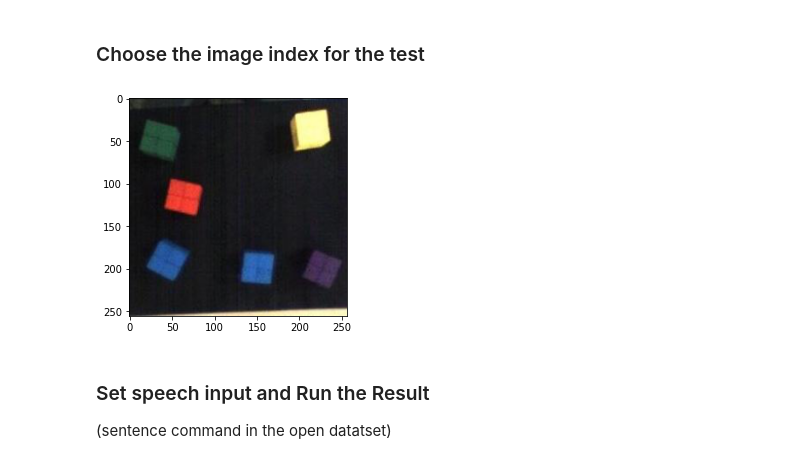
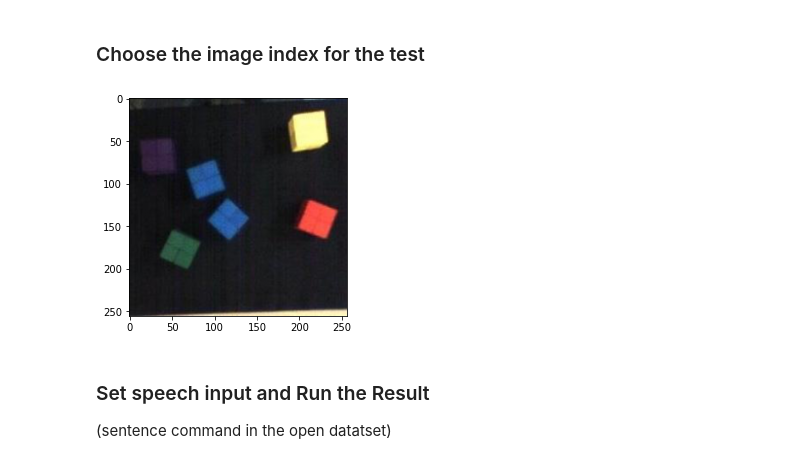
Before and after one commit to awesomericky/Speech2Pickup, a Jupyter notebook: ipynb/run_HGN_senEM_test.ipynb, the cells around one changed output. Drawn from its saved outputs; the diff is of its cells as text; code cells hidden in the pictures.

```diff
--- a/ipynb/run_HGN_senEM_test.ipynb
+++ b/ipynb/run_HGN_senEM_test.ipynb
@@ -90,11 +100,11 @@ Test image index : [154  47  59  31 419 446 217  63 152 236 289 229 434  67  45
 # %% [markdown]
 ### Choose the image index for the test
 # %%
-test_img_idx = 154
+test_img_idx = 142
 img_path = '/content/drive/MyDrive/Speech2Pickup/train_img'
 curr_test_img = utils.load_test_img(img_path, test_img_idx, img_resize=256, plot_flag = 1)
 # %% [output]
-[figure, old version]
+[figure, new version]
 # %% [markdown]
 ### Set speech input and Run the Result
 (sentence command in the open datatset)
```
Also changed, not shown: parts of 14 cells of this notebook, 6 other files.
